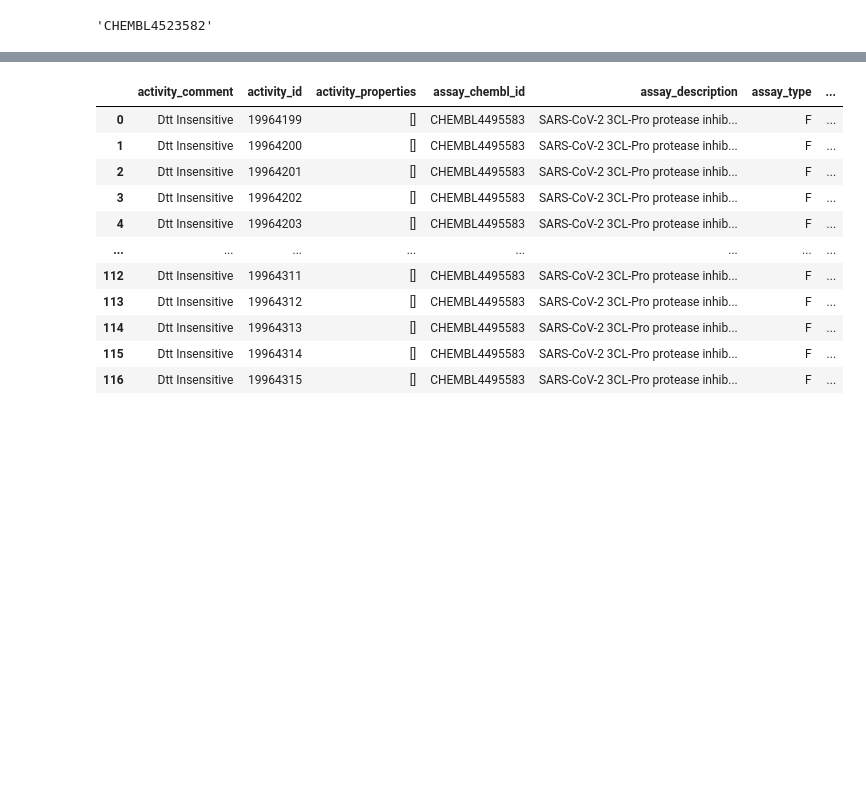
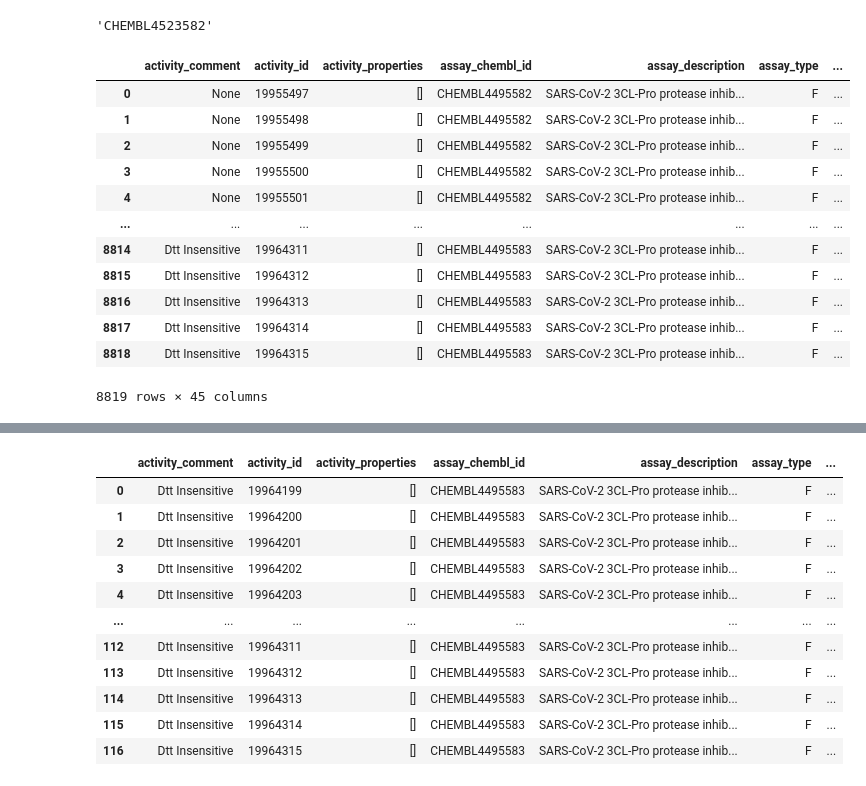
Before and after one commit to khanfs/ComputationalBiomedicine-Betacoronavirus, a Jupyter notebook: COVID_19_P1.ipynb, the cells around one changed output, grey strips where cells are left out. Cells and saved outputs as stored; diff of their text form; code cells hidden in the pictures; blank space fills up the shorter version.

```diff
--- a/COVID_19_P1.ipynb
+++ b/COVID_19_P1.ipynb
@@ -87,0 +96,16 @@ selected_target
+# %%
+dfbioactivity
+# %% [output]
+|  | activity_comment | activity_id | activity_properties | assay_chembl_id | assay_description | assay_type | ... |
+| 0 | None | 19955497 | [] | CHEMBL4495582 | SARS-CoV-2 3CL-Pro protease inhib... | F | ... |
+| 1 | None | 19955498 | [] | CHEMBL4495582 | SARS-CoV-2 3CL-Pro protease inhib... | F | ... |
+| 2 | None | 19955499 | [] | CHEMBL4495582 | SARS-CoV-2 3CL-Pro protease inhib... | F | ... |
+| 3 | None | 19955500 | [] | CHEMBL4495582 | SARS-CoV-2 3CL-Pro protease inhib... | F | ... |
+| 4 | None | 19955501 | [] | CHEMBL4495582 | SARS-CoV-2 3CL-Pro protease inhib... | F | ... |
+| ... | ... | ... | ... | ... | ... | ... | ... |
+| 8814 | Dtt Insensitive | 19964311 | [] | CHEMBL4495583 | SARS-CoV-2 3CL-Pro protease inhib... | F | ... |
+| 8815 | Dtt Insensitive | 19964312 | [] | CHEMBL4495583 | SARS-CoV-2 3CL-Pro protease inhib... | F | ... |
+| 8816 | Dtt Insensitive | 19964313 | [] | CHEMBL4495583 | SARS-CoV-2 3CL-Pro protease inhib... | F | ... |
+| 8817 | Dtt Insensitive | 19964314 | [] | CHEMBL4495583 | SARS-CoV-2 3CL-Pro protease inhib... | F | ... |
+| 8818 | Dtt Insensitive | 19964315 | [] | CHEMBL4495583 | SARS-CoV-2 3CL-Pro protease inhib... | F | ... |
+8819 rows × 45 columns
```
Also changed, not shown: parts of 10 cells of this notebook.
